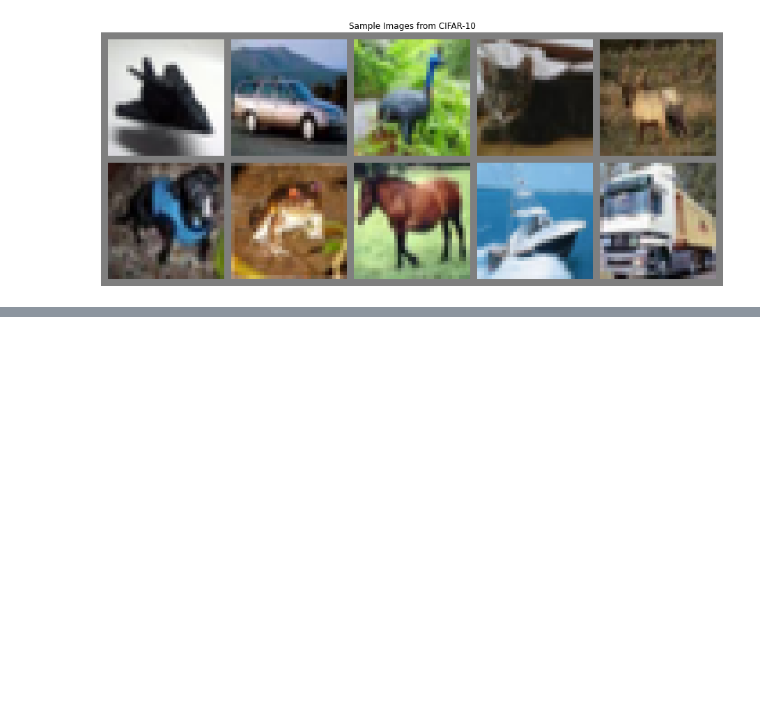
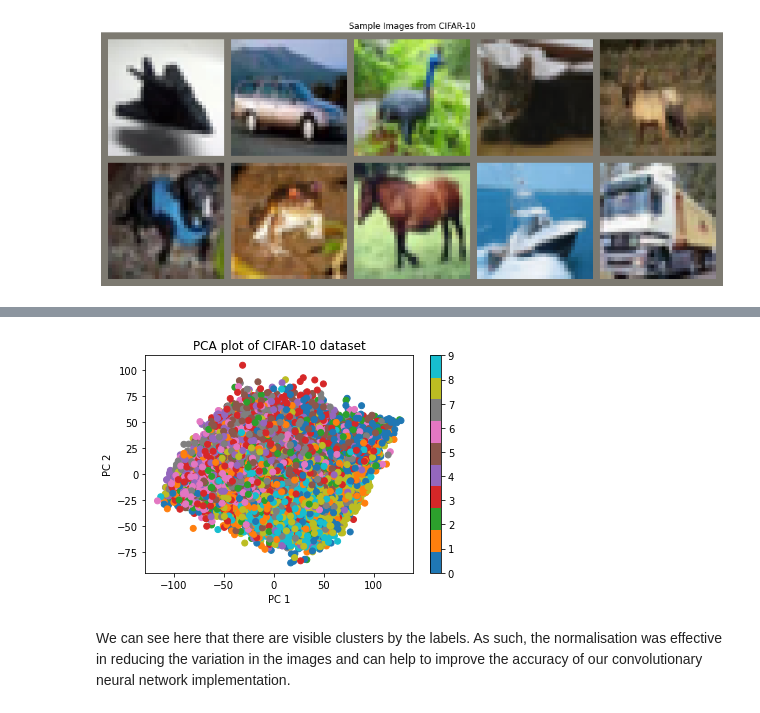
Before and after one commit to neozhixuan/SC1015_Z139_Team3, a Jupyter notebook: exploratoryanalysis.ipynb, the cells around one changed output, grey strips where cells are left out. Cells and saved outputs as stored; diff of their text form; code cells hidden in the pictures; blank space fills up the shorter version.

```diff
--- a/exploratoryanalysis.ipynb
+++ b/exploratoryanalysis.ipynb
@@ -168,0 +235,22 @@ plt.show()
+# %%
+from sklearn.decomposition import PCA
+
+# Extract data and labels
+data = np.array([x.numpy().flatten() for x, _ in test_set])
+labels = np.array([y for _, y in test_set])
+
+# Perform PCA to reduce dimensionality to 2 dimensions
+pca = PCA(n_components=2)
+data_pca = pca.fit_transform(data)
+
+# Plot the results
+plt.scatter(data_pca[:, 0], data_pca[:, 1], c=labels, cmap='tab10')
+plt.colorbar()
+plt.xlabel('PC 1')
+plt.ylabel('PC 2')
+plt.title('PCA plot of CIFAR-10 dataset')
+plt.show()
+# %% [output]
+[figure, added]
+# %% [markdown]
+We can see here that there are visible clusters by the labels. As such, the normalisation was effective in reducing the variation in the images and can help to improve the accuracy of our convolutionary neural network implementation.
```
Also changed, not shown: parts of 20 cells of this notebook.
